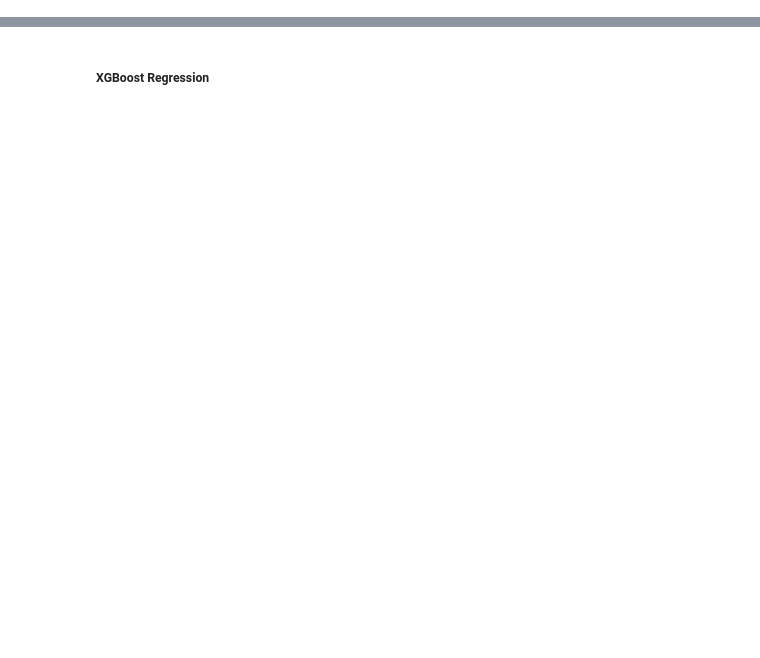
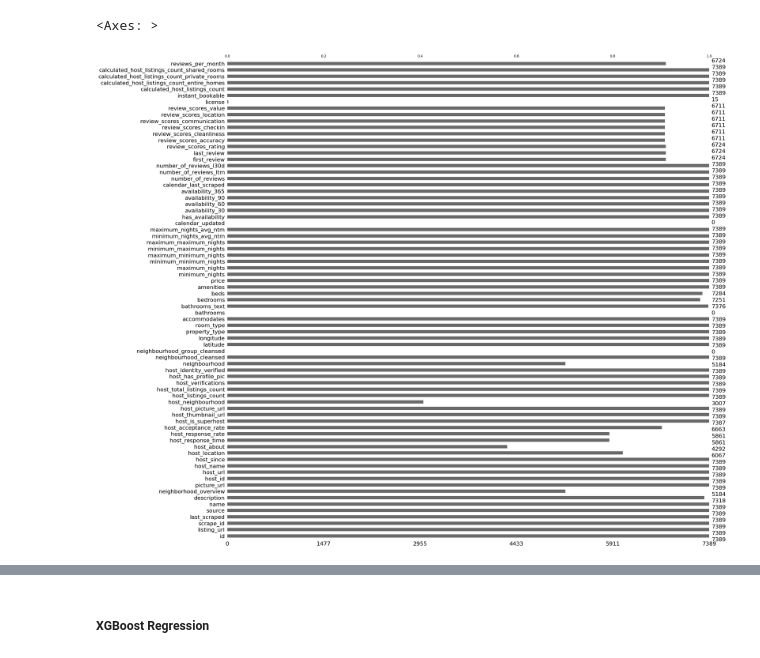
Before and after one commit to DugaldMacintyre/Airbnb-Prices-in-Edinburgh, a Jupyter notebook: models.ipynb, the cells around one changed output, grey strips where cells are left out. Saved outputs shown, nothing was run; the diff lists cells and outputs as text; code cells hidden in the pictures; blank space fills up the shorter version.

```diff
--- a/models.ipynb
+++ b/models.ipynb
@@ -44,0 +93,6 @@ warnings.filterwarnings('ignore')
+# %%
+# Columns with large numbers of missing values can be dropped
+msno.bar(df)
+# %% [output]
+<Axes: >
+[figure, added]
```
Also changed, not shown: parts of 129 cells of this notebook.
